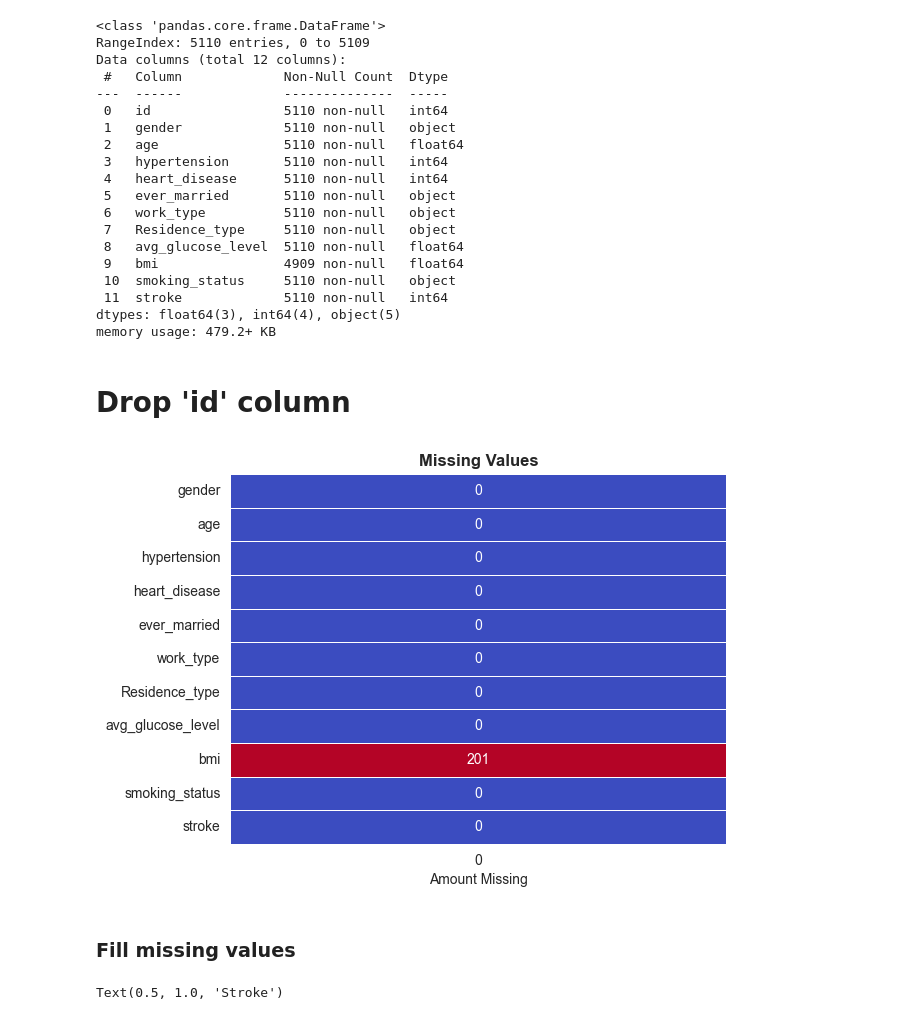
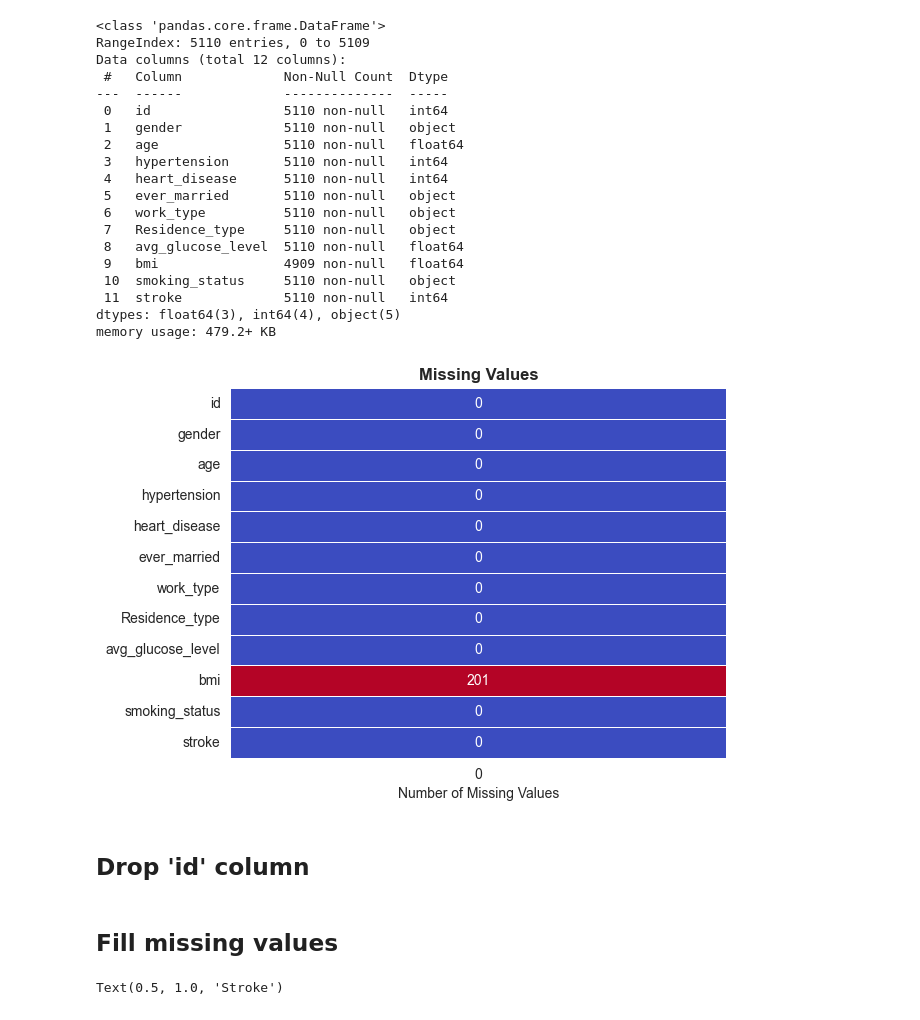
Before and after one commit to Oleh2506/StrokePrediction, a Jupyter notebook: preprocess_data.ipynb, the cells around one changed output. Saved outputs shown, nothing was run; the diff lists cells and outputs as text; code cells hidden in the pictures.

```diff
--- a/preprocess_data.ipynb
+++ b/preprocess_data.ipynb
@@ -40,19 +40,19 @@ Data columns (total 12 columns):
  11  stroke             5110 non-null   int64
 dtypes: float64(3), int64(4), object(5)
 memory usage: 479.2+ KB
+# %%
+plt.title('Missing Values',fontweight='bold')
+ax = sns.heatmap(df.isna().sum().to_frame(), annot=True, fmt='d', cmap='coolwarm', linewidths=0.5, cbar=False)
+ax.set_xlabel('Number of Missing Values')
+plt.show()
+# %% [output]
+[figure, added]
 # %% [markdown]
-# Drop 'id' column
+## Drop 'id' column
 # %%
 df = df.drop(['id'], axis=1)
-# %%
-plt.title('Missing Values',fontweight='bold')
-ax = sns.heatmap(df.isna().sum().to_frame(), annot=True, fmt='d', cmap='coolwarm', linewidths=0.5,cbar=False)
-ax.set_xlabel('Amount Missing')
-plt.show()
-# %% [output]
-[figure, removed]
 # %% [markdown]
-### Fill missing values
+## Fill missing values
 # %%
 df['bmi'] = df['bmi'].fillna(df['bmi'].mean())
 # %%
```
Also changed, not shown: parts of 18 cells of this notebook.
